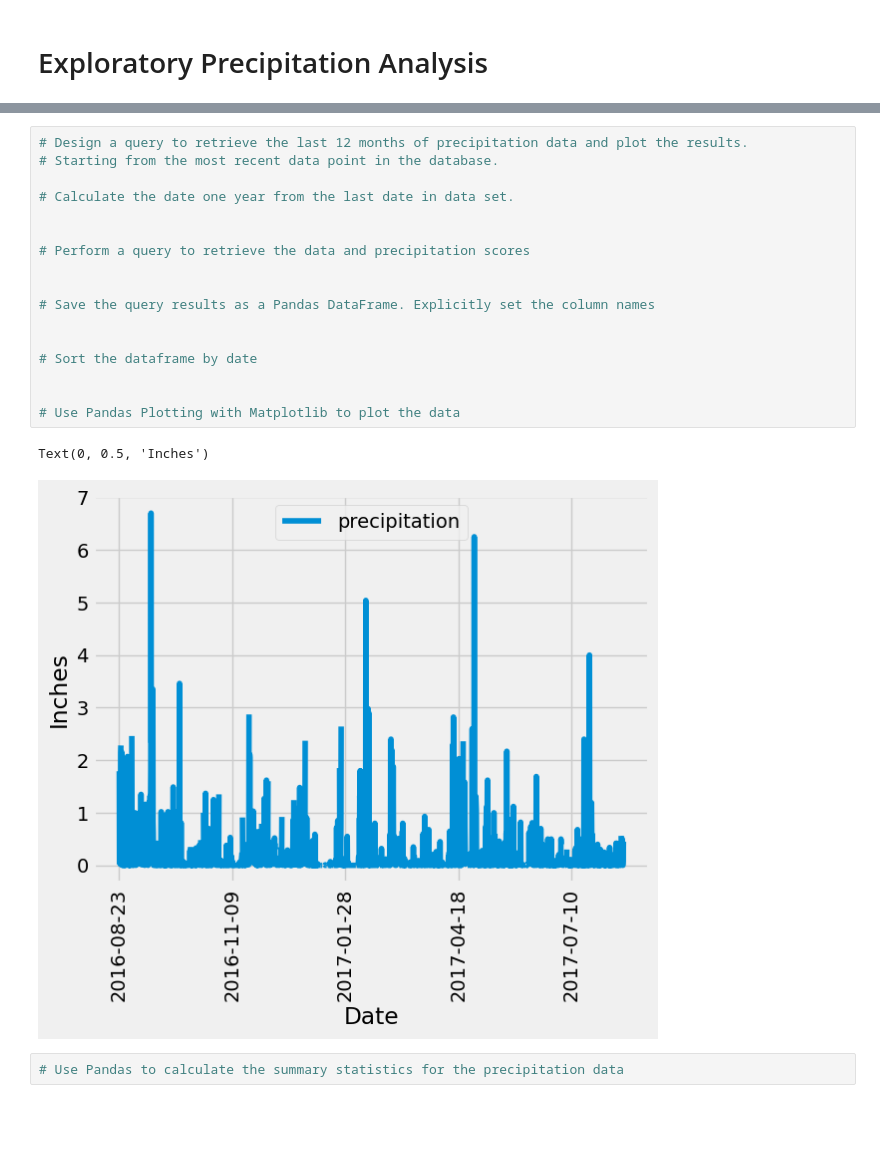
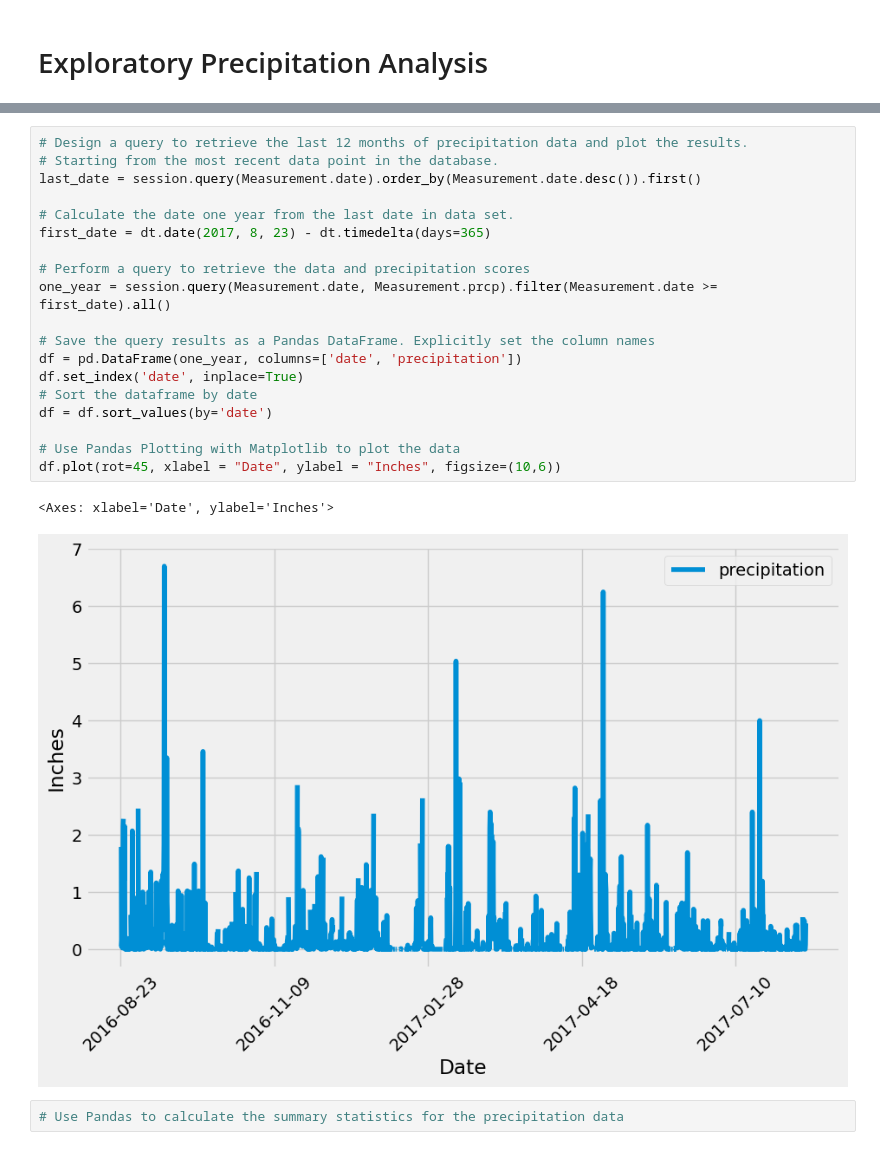
Before and after one commit to aparsley1/sqlalchemy-challenge, a Jupyter notebook: SurfsUp/climate_starter.ipynb, the cells around one changed output, grey strips where cells are left out. Cells and saved outputs as stored; diff of their text form; blank space fills up the shorter version.

Commit message:
precipitation analysis

```diff
--- a/SurfsUp/climate_starter.ipynb
+++ b/SurfsUp/climate_starter.ipynb
@@ -45,23 +46,25 @@ session = Session(engine)
 # %%
 # Design a query to retrieve the last 12 months of precipitation data and plot the results.
 # Starting from the most recent data point in the database.
+last_date = session.query(Measurement.date).order_by(Measurement.date.desc()).first()
 
 # Calculate the date one year from the last date in data set.
-
+first_date = dt.date(2017, 8, 23) - dt.timedelta(days=365)
 
 # Perform a query to retrieve the data and precipitation scores
-
+one_year = session.query(Measurement.date, Measurement.prcp).filter(Measurement.date >= first_date).all()
 
 # Save the query results as a Pandas DataFrame. Explicitly set the column names
-
-
+df = pd.DataFrame(one_year, columns=['date', 'precipitation'])
+df.set_index('date', inplace=True)
 # Sort the dataframe by date
-
+df = df.sort_values(by='date')
 
 # Use Pandas Plotting with Matplotlib to plot the data
+df.plot(rot=45, xlabel = "Date", ylabel = "Inches", figsize=(10,6))
 # %% [output]
-Text(0, 0.5, 'Inches')
+<Axes: xlabel='Date', ylabel='Inches'>
-[figure, old version]
+[figure, new version]
 # %%
 # Use Pandas to calculate the summary statistics for the precipitation data
 # %% [output]
```
Also changed, not shown: parts of 2 cells of this notebook.
